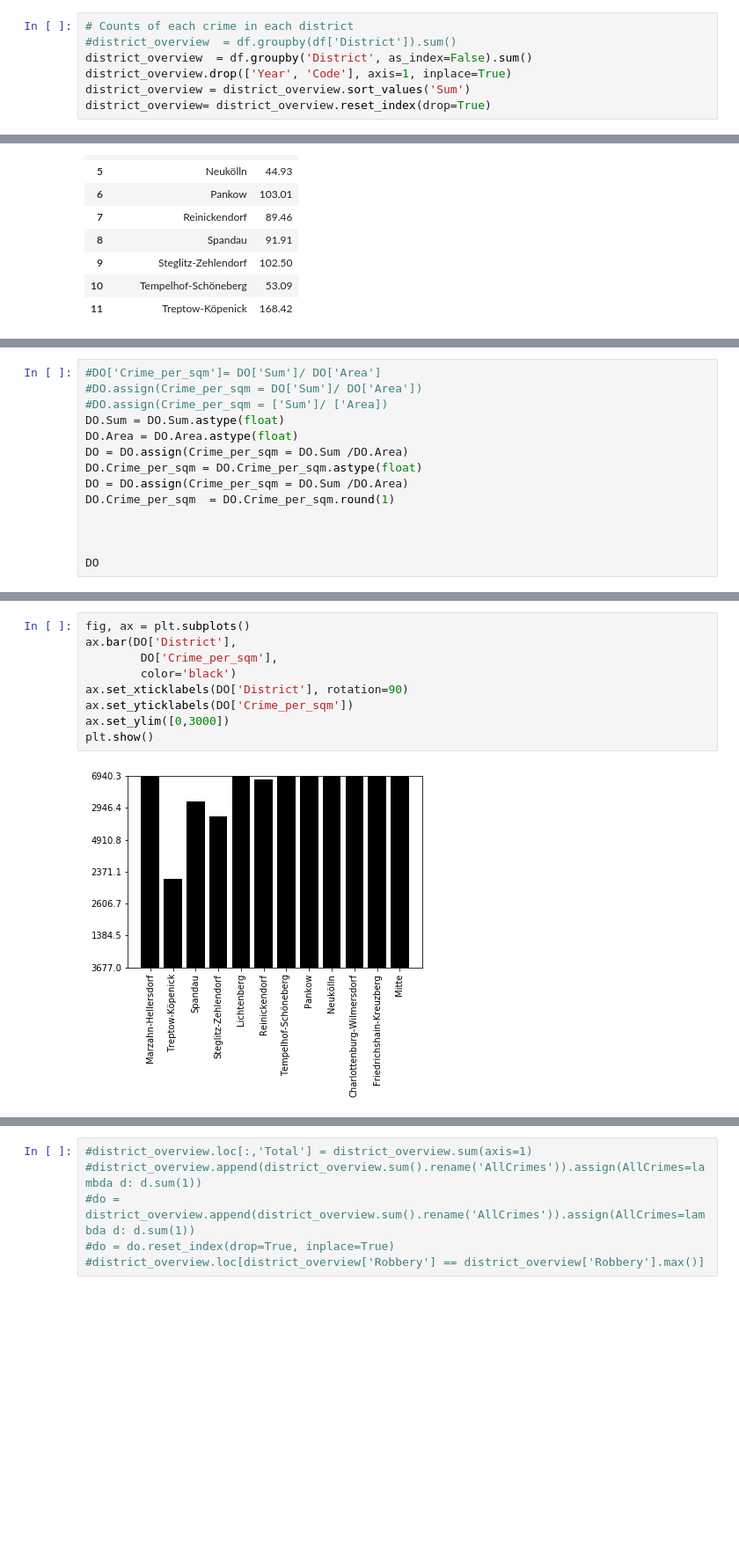
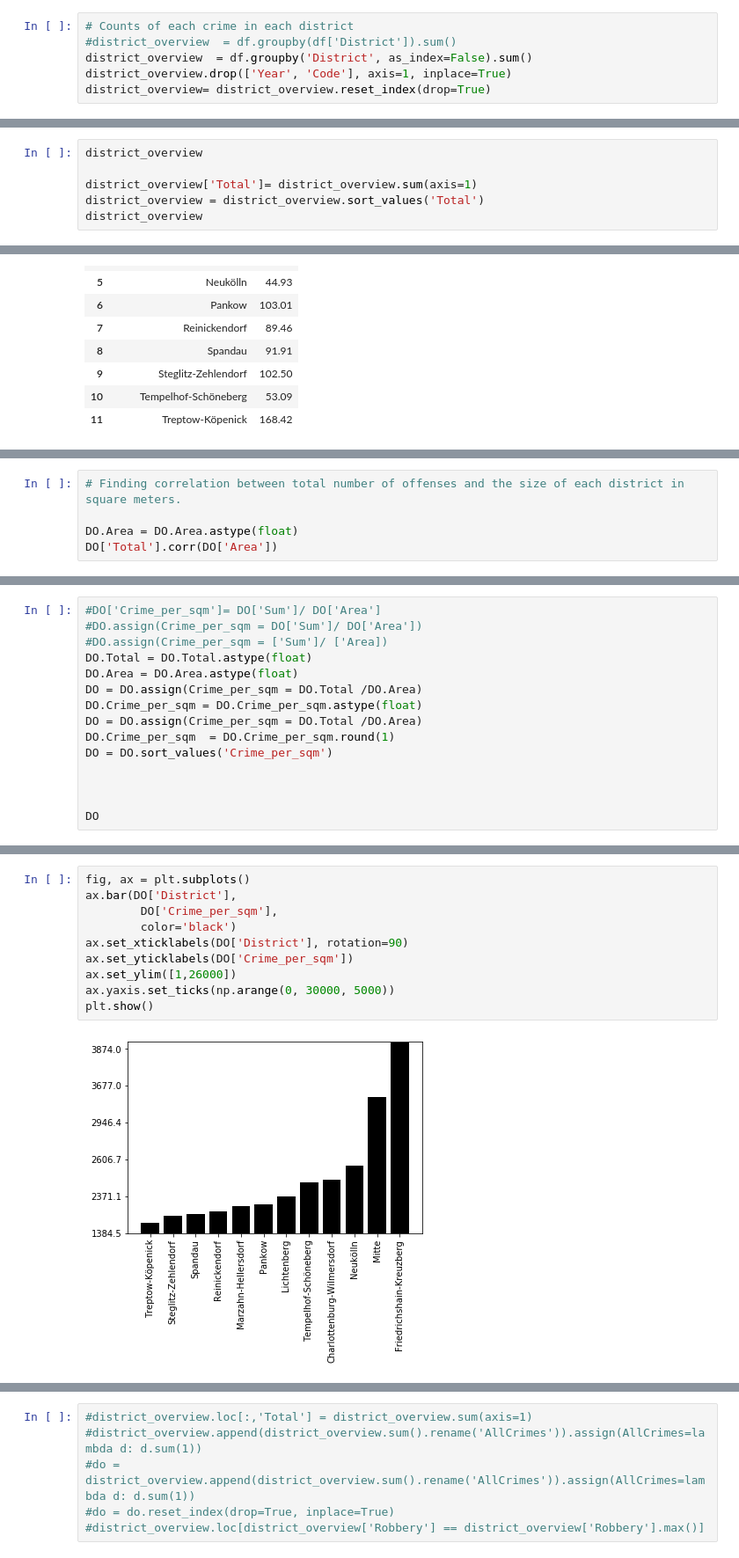
Before and after one commit to MilVas/Week-6-Project-Berlin-Crime, a Jupyter notebook: Milena.ipynb, the cells around one changed output, grey strips where cells are left out. Shown: that part at 88% size. Cells and saved outputs as stored; diff of their text form; blank space fills up the shorter version.

```diff
--- a/Milena.ipynb
+++ b/Milena.ipynb
@@ -26,7 +27,6 @@ df
 #district_overview  = df.groupby(df['District']).sum()
 district_overview  = df.groupby('District', as_index=False).sum()
 district_overview.drop(['Year', 'Code'], axis=1, inplace=True)
-district_overview = district_overview.sort_values('Sum')
 district_overview= district_overview.reset_index(drop=True)
 # %%
 district_overview
@@ -46,0 +47,6 @@ district_overview
+# %%
+district_overview
+
+district_overview['Total']= district_overview.sum(axis=1)
+district_overview = district_overview.sort_values('Total')
+district_overview
@@ -107,3 +127,8 @@ DO
 | 9 | Charlottenburg-Wilmersdorf | 4220 | 2039 | 31931 | 7797 | 11380 | 210033 | 5821 | 32476 | 26447 | ... |
 | 10 | Friedrichshain-Kreuzberg | 6748 | 4310 | 37719 | 12220 | 9244 | 213388 | 3667 | 22486 | 32462 | ... |
 | 11 | Mitte | 7582 | 4225 | 59628 | 15730 | 17130 | 328450 | 4186 | 34665 | 33574 | ... |
+# %%
+# Finding correlation between total number of offenses and the size of each district in square meters.
+
+DO.Area = DO.Area.astype(float)
+DO['Total'].corr(DO['Area'])
@@ -111,12 +251,13 @@ DO
 #DO['Crime_per_sqm']= DO['Sum']/ DO['Area']
 #DO.assign(Crime_per_sqm = DO['Sum']/ DO['Area'])
 #DO.assign(Crime_per_sqm = ['Sum']/ ['Area])
-DO.Sum = DO.Sum.astype(float)
+DO.Total = DO.Total.astype(float)
 DO.Area = DO.Area.astype(float)
-DO = DO.assign(Crime_per_sqm = DO.Sum /DO.Area)
+DO = DO.assign(Crime_per_sqm = DO.Total /DO.Area)
 DO.Crime_per_sqm = DO.Crime_per_sqm.astype(float)
-DO = DO.assign(Crime_per_sqm = DO.Sum /DO.Area)
+DO = DO.assign(Crime_per_sqm = DO.Total /DO.Area)
 DO.Crime_per_sqm  = DO.Crime_per_sqm.round(1)
+DO = DO.sort_values('Crime_per_sqm')
 
 
 
@@ -138,11 +279,12 @@ DO
 # %%
 fig, ax = plt.subplots()
 ax.bar(DO['District'],
         DO['Crime_per_sqm'],
         color='black')
 ax.set_xticklabels(DO['District'], rotation=90)
 ax.set_yticklabels(DO['Crime_per_sqm'])
-ax.set_ylim([0,3000])
+ax.set_ylim([1,26000])
+ax.yaxis.set_ticks(np.arange(0, 30000, 5000))
 plt.show()
 # %% [output]
-[figure, old version]
+[figure, new version]
```
Also changed, not shown: parts of 19 cells of this notebook.
